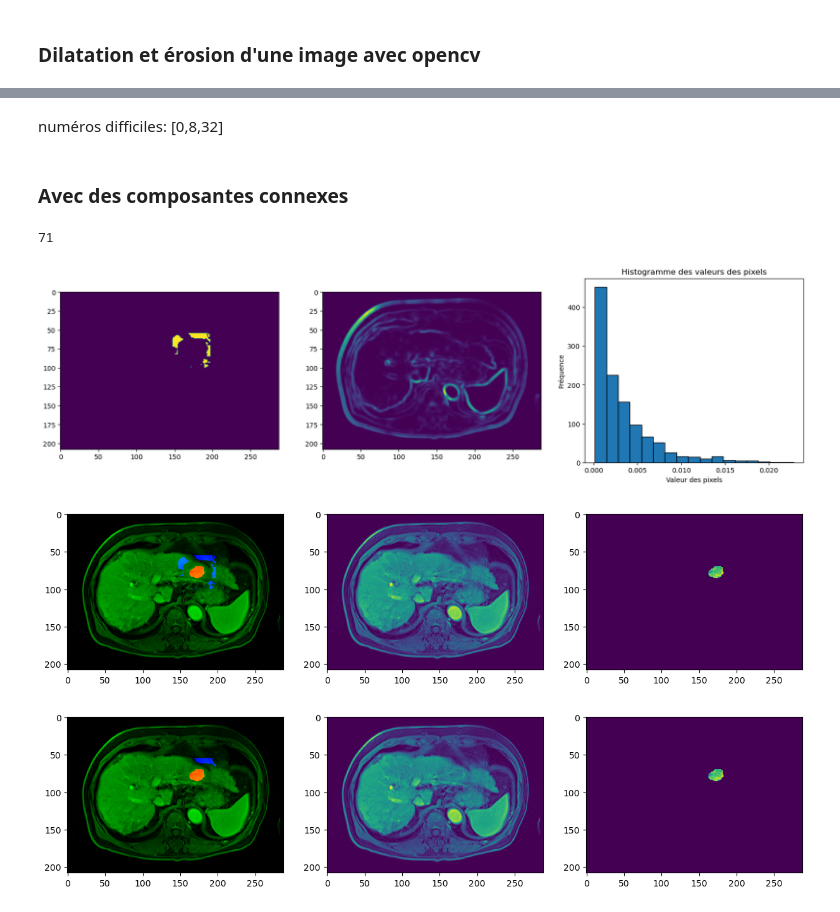
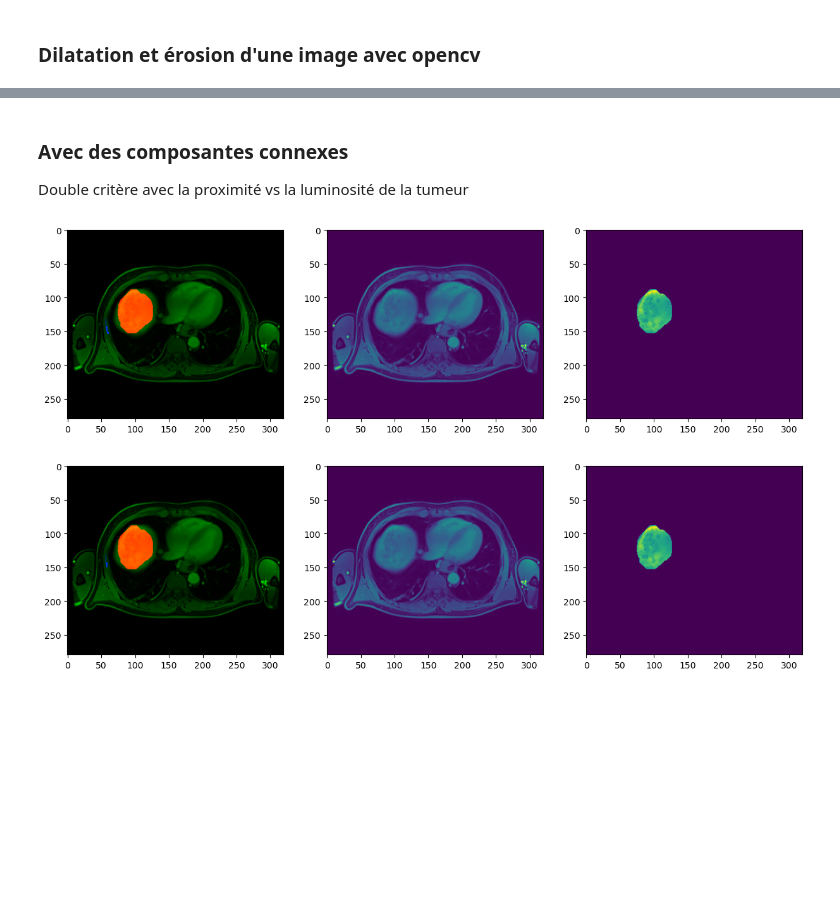
Before and after one commit to AlexandreSelvestre/Stage-3A, a Jupyter notebook: extraire_autour.ipynb, the cells around one changed output, grey strips where cells are left out. Saved outputs shown, nothing was run; the diff lists cells and outputs as text; code cells hidden in the pictures; blank space fills up the shorter version.

```diff
--- a/extraire_autour.ipynb
+++ b/extraire_autour.ipynb
@@ -219,18 +242,33 @@ li = cercle_image(0, show = True)
-# %% [markdown]
-numéros difficiles:
-[0,8,32]
 # %% [markdown]
 ### Avec des composantes connexes
+
+Double critère avec la proximité vs la luminosité de la tumeur
+# %%
+def compute_score(i,components, slice_good, mask_slice_good ,mask_cercle_lumineux, intens_standard, coeff = 0):
+    #intens_standard doit standardiser l'écart à l'intensité tumorale. Doit être calculé à partir du max des composantes lumineuses de taille significative.
+    component_i = (components == i).astype(np.uint8)
+    intens_median_tumor = np.quantile(slice_good[mask_slice_good == 1].flatten(), 0.5)
+    size_cercle = np.sum(mask_cercle_lumineux)
+    size_relat_component_i = np.sum(component_i)/size_cercle
+    intens_compnent_i = np.quantile(slice_good[component_i == 1].flatten(), 0.5)
+    ecart_intens_relat_component_i = np.abs(intens_compnent_i - intens_median_tumor)/ intens_standard
+    score = size_relat_component_i - coeff*ecart_intens_relat_component_i
+    #print(size_relat_component_i, coeff*ecart_intens_relat_component_i)
+    return score
+
+def compute_standard(components, num_comp, slice_good, mask_slice_good):
+    max_intens = np.quantile(slice_good[mask_slice_good == 1].flatten(), 0.5)
+    for i in range(1, num_comp+1):
+        max_intens = max(max_intens, np.quantile(slice_good[components == i].flatten(), 0.5))
+    return max_intens
 # %%
-
-
-
 def cercle_image_compos_connexe(image_num, slice_num = None,show = False):
     if slice_num is None:
         slice_num = get_good_slice(ls_image[image_num])
     mask_cercle_lumineux, slice_good, mask_slice_good, mask_cercle = cercle_image(image_num, slice_num= slice_num,show = False)
-    components, num_comp = nd.label(mask_cercle_lumineux)
-    dict_sizes = {str(i) :np.sum(components == i) for i in range(1, num_comp + 1)}
+    components, num_comp = nd.label(mask_cercle_lumineux) #l'indexation des composantes commence à 1
+    intens_standard = compute_standard(components, num_comp, slice_good, mask_slice_good)
+    dict_sizes = {str(i) : compute_score(i,components, slice_good, mask_slice_good ,mask_cercle_lumineux, intens_standard) for i in range(1, num_comp + 1)}
     dict_sizes = dict(sorted(dict_sizes.items(), key=lambda item: item[1], reverse = True))
     size_to_cover  = min(np.sum(mask_cercle) * 0.05, np.sum(mask_cercle_lumineux) * 0.5)
     covered_size = 0
@@ -239,8 +277,13 @@ def cercle_image_compos_connexe(image_num, slice_num = None,show = False):
     while covered_size < size_to_cover:
         key = list(dict_sizes.keys())[i]
         li_keys_compos_connexe.append(key)
-        covered_size += dict_sizes[key]
+        covered_size += np.sum(components == int(key))
         i += 1
+    if(len(li_keys_compos_connexe) >0):
+        li_keys_compos_connexe = [li_keys_compos_connexe[0]]
+    else:
+        print("echec mask vide image", image_num, "slice",slice_num)
+        return np.zeros_like(mask_cercle_lumineux)
     mask_cercle_compos_connexe = np.zeros_like(mask_cercle_lumineux)
     for key in li_keys_compos_connexe:
         mask_cercle_compos_connexe += (components == int(key)).astype(np.uint8)
@@ -248,12 +291,10 @@ def cercle_image_compos_connexe(image_num, slice_num = None,show = False):
         mask_superpose(image_num, slice_num = slice_num, other_mask = mask_cercle_lumineux)
         mask_superpose(image_num, slice_num = slice_num, other_mask = mask_cercle_compos_connexe)
     return mask_cercle_compos_connexe
-# %%
-print(get_good_slice(ls_image[39]))
-li = cercle_image_compos_connexe(200,show = True)
-# %% [output]
-71
-[figure, removed]
-[figure, removed]
-[figure, removed]
+# %%
+li = cercle_image_compos_connexe(445,show = True, slice_num= 82)
+#li = cercle_image_compos_connexe(273,show = True)
+# %% [output]
+[figure, added]
+[figure, added]
 # %%
```
Also changed, not shown: parts of 9 cells of this notebook, 1 other file.
